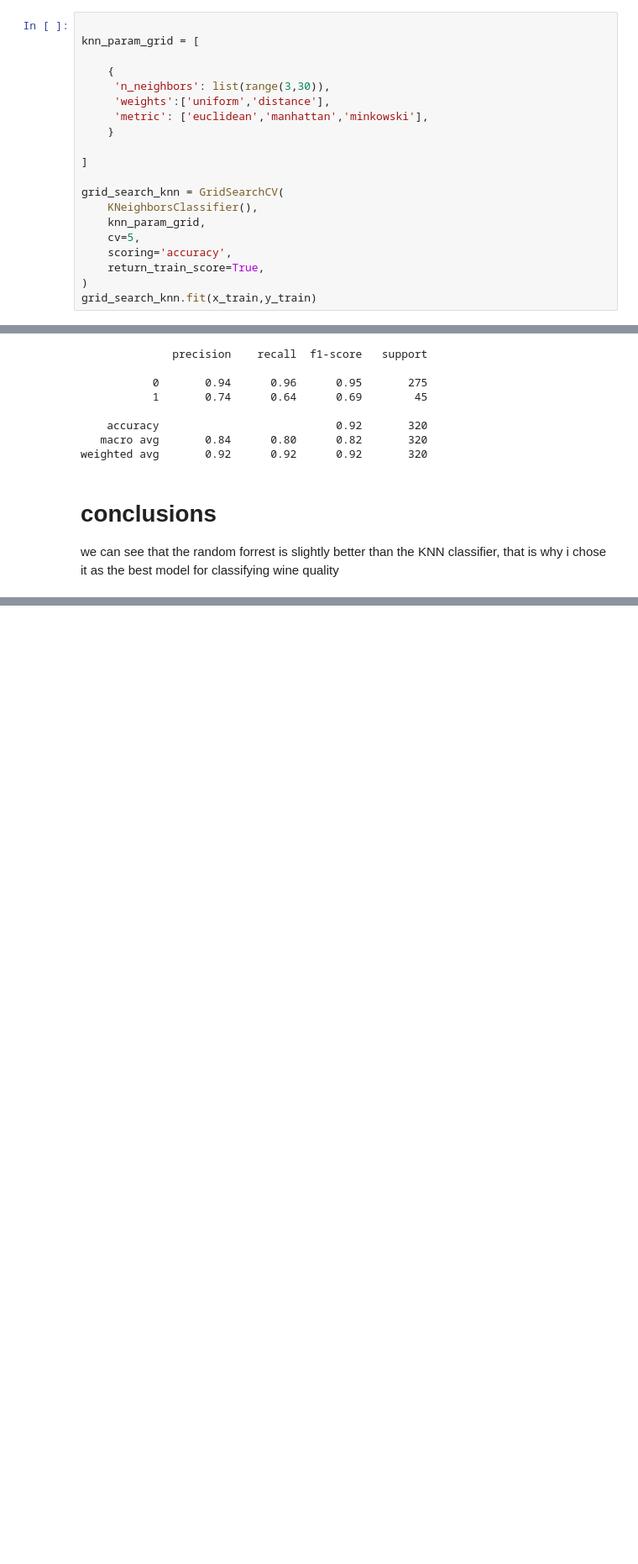
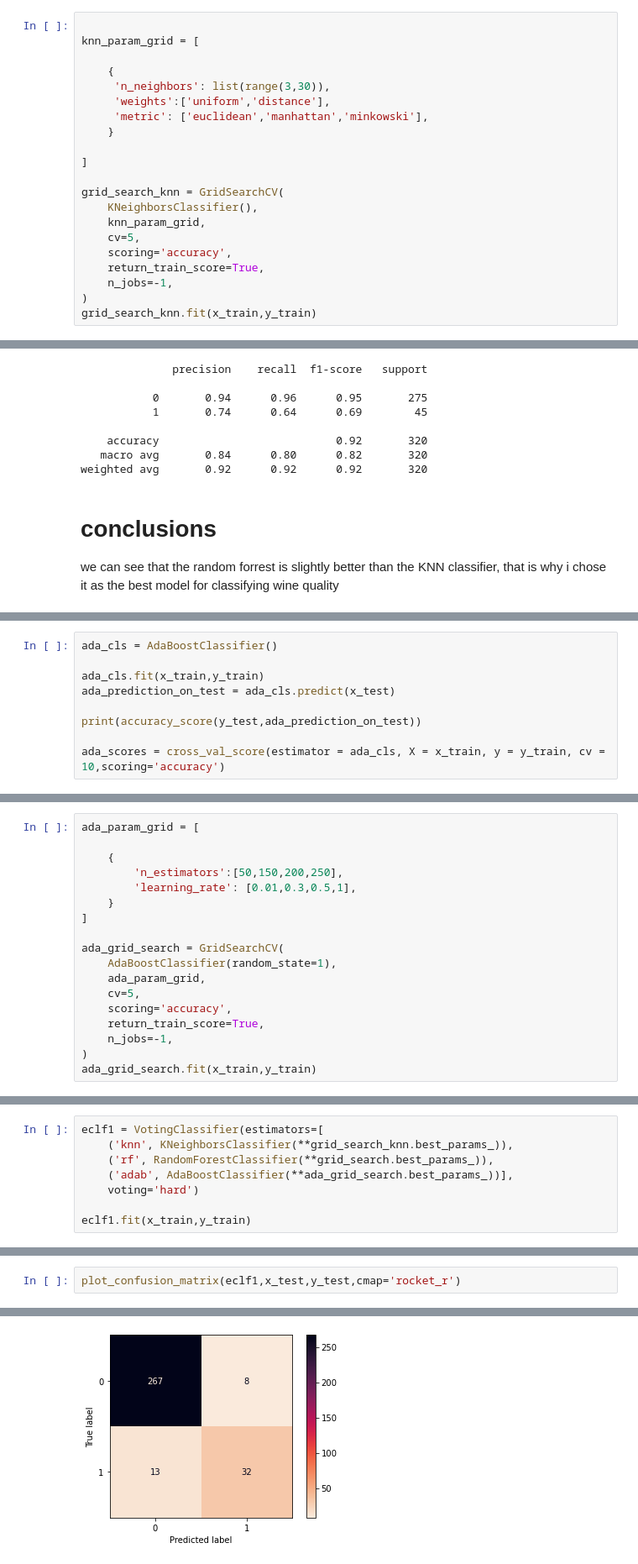
Before and after one commit to EitanKats/data-science-sem-b, a Jupyter notebook: Classification.ipynb, the cells around one changed output, grey strips where cells are left out. Shown at 84% size. Drawn from its saved outputs; the diff is of its cells as text; blank space fills up the shorter version.

Commit message:
added adaboosting hard and soft voting

```diff
--- a/Classification.ipynb
+++ b/Classification.ipynb
@@ -452,6 +452,7 @@ grid_search_knn = GridSearchCV(
     cv=5,
     scoring='accuracy',
     return_train_score=True,
+    n_jobs=-1,
 )
 grid_search_knn.fit(x_train,y_train)
 # %% [output]
@@ -530,0 +541,9 @@ we can see that the random forrest is slightly better than the KNN classifier, t
+# %%
+ada_cls = AdaBoostClassifier()
+
+ada_cls.fit(x_train,y_train)
+ada_prediction_on_test = ada_cls.predict(x_test)
+
+print(accuracy_score(y_test,ada_prediction_on_test))
+
+ada_scores = cross_val_score(estimator = ada_cls, X = x_train, y = y_train, cv = 10,scoring='accuracy')
@@ -530,0 +552,18 @@ we can see that the random forrest is slightly better than the KNN classifier, t
+# %%
+ada_param_grid = [
+
+    {
+        'n_estimators':[50,150,200,250],
+        'learning_rate': [0.01,0.3,0.5,1],
+    }
+]
+
+ada_grid_search = GridSearchCV(
+    AdaBoostClassifier(random_state=1),
+    ada_param_grid,
+    cv=5,
+    scoring='accuracy',
+    return_train_score=True,
+    n_jobs=-1,
+)
+ada_grid_search.fit(x_train,y_train)
@@ -530,0 +585,8 @@ we can see that the random forrest is slightly better than the KNN classifier, t
+# %%
+eclf1 = VotingClassifier(estimators=[
+    ('knn', KNeighborsClassifier(**grid_search_knn.best_params_)),
+    ('rf', RandomForestClassifier(**grid_search.best_params_)),
+    ('adab', AdaBoostClassifier(**ada_grid_search.best_params_))],
+    voting='hard')
+
+eclf1.fit(x_train,y_train)
@@ -530,0 +610,3 @@ we can see that the random forrest is slightly better than the KNN classifier, t
+# %%
+plot_confusion_matrix(eclf1,x_test,y_test,cmap='rocket_r')
+# %% [output]
@@ -530,0 +614 @@ we can see that the random forrest is slightly better than the KNN classifier, t
+[figure, added]
```
Also changed, not shown: parts of 18 cells of this notebook.
